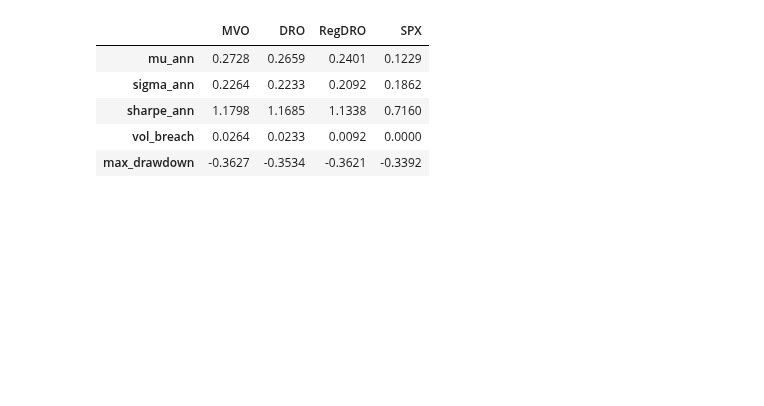
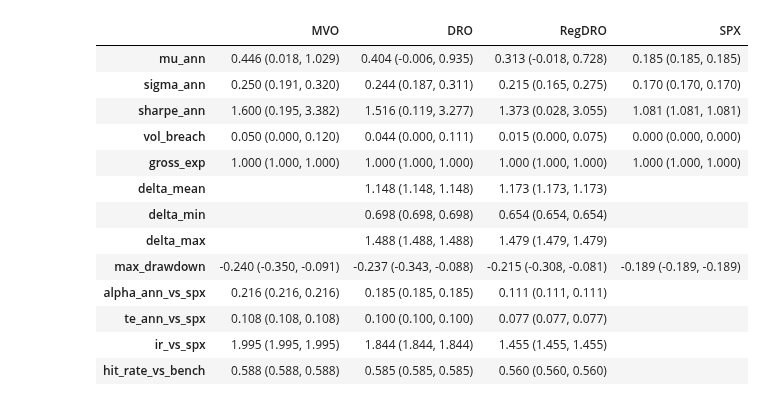
Before and after one commit to chrismader1/SLDS, a Jupyter notebook: DRO_analysis.ipynb, the cells around one changed output. Saved outputs shown, nothing was run; the diff lists cells and outputs as text; code cells hidden in the pictures; blank space fills up the shorter version.

```diff
--- a/DRO_analysis.ipynb
+++ b/DRO_analysis.ipynb
@@ -15,19 +13,31 @@ GPU=False
 out = load_out("/Users/chrismader/Python/SLDS/Output/dro_run.pkl.gz")
 # %%
 # Print results
+
 results = {
-    "MVO":          pd.DataFrame([out["MVO"]["summary"]]),
-    "DRO": pd.DataFrame([out["DRO"]["summary"]]),
-    "RegDRO":   pd.DataFrame([out["RegDRO"]["summary"]]),
-    "SPX":   pd.DataFrame([out["SPX"]["summary"]]),
+    "MVO":    pd.DataFrame([out["MVO"]["summary"]]),
+    "DRO":    pd.DataFrame([out["DRO"]["summary"]]),
+    "RegDRO": pd.DataFrame([out["RegDRO"]["summary"]]),
+    "SPX":    pd.DataFrame([out["SPX"]["summary"]]),
 }
 
-tbl = oos_summary(results, model_order=["MVO","DRO","RegDRO", "SPX"])
-display(tbl.loc[["mu_ann","sigma_ann","sharpe_ann","vol_breach","max_drawdown"]])
+tbl = oos_summary(results, model_order=["MVO","DRO","RegDRO","SPX"])
+
+# See EVERYTHING (all rows, with CIs in parentheses)
+with pd.option_context("display.max_rows", None, "display.max_columns", None, "display.width", 200):
+    display(tbl)
 # %% [output]
 |  | MVO | DRO | RegDRO | SPX |
-| mu_ann | 0.2728 | 0.2659 | 0.2401 | 0.1229 |
-| sigma_ann | 0.2264 | 0.2233 | 0.2092 | 0.1862 |
-| sharpe_ann | 1.1798 | 1.1685 | 1.1338 | 0.7160 |
-| vol_breach | 0.0264 | 0.0233 | 0.0092 | 0.0000 |
-| max_drawdown | -0.3627 | -0.3534 | -0.3621 | -0.3392 |
+| mu_ann | 0.446 (0.018, 1.029) | 0.404 (-0.006, 0.935) | 0.313 (-0.018, 0.728) | 0.185 (0.185, 0.185) |
+| sigma_ann | 0.250 (0.191, 0.320) | 0.244 (0.187, 0.311) | 0.215 (0.165, 0.275) | 0.170 (0.170, 0.170) |
+| sharpe_ann | 1.600 (0.195, 3.382) | 1.516 (0.119, 3.277) | 1.373 (0.028, 3.055) | 1.081 (1.081, 1.081) |
+| vol_breach | 0.050 (0.000, 0.120) | 0.044 (0.000, 0.111) | 0.015 (0.000, 0.075) | 0.000 (0.000, 0.000) |
+| gross_exp | 1.000 (1.000, 1.000) | 1.000 (1.000, 1.000) | 1.000 (1.000, 1.000) | 1.000 (1.000, 1.000) |
+| delta_mean |  | 1.148 (1.148, 1.148) | 1.173 (1.173, 1.173) |  |
+| delta_min |  | 0.698 (0.698, 0.698) | 0.654 (0.654, 0.654) |  |
+| delta_max |  | 1.488 (1.488, 1.488) | 1.479 (1.479, 1.479) |  |
+| max_drawdown | -0.240 (-0.350, -0.091) | -0.237 (-0.343, -0.088) | -0.215 (-0.308, -0.081) | -0.189 (-0.189, -0.189) |
+| alpha_ann_vs_spx | 0.216 (0.216, 0.216) | 0.185 (0.185, 0.185) | 0.111 (0.111, 0.111) |  |
+| te_ann_vs_spx | 0.108 (0.108, 0.108) | 0.100 (0.100, 0.100) | 0.077 (0.077, 0.077) |  |
+| ir_vs_spx | 1.995 (1.995, 1.995) | 1.844 (1.844, 1.844) | 1.455 (1.455, 1.455) |  |
+| hit_rate_vs_bench | 0.588 (0.588, 0.588) | 0.585 (0.585, 0.585) | 0.560 (0.560, 0.560) |  |
```
Also changed, not shown: parts of 7 cells of this notebook, 9 other files.
